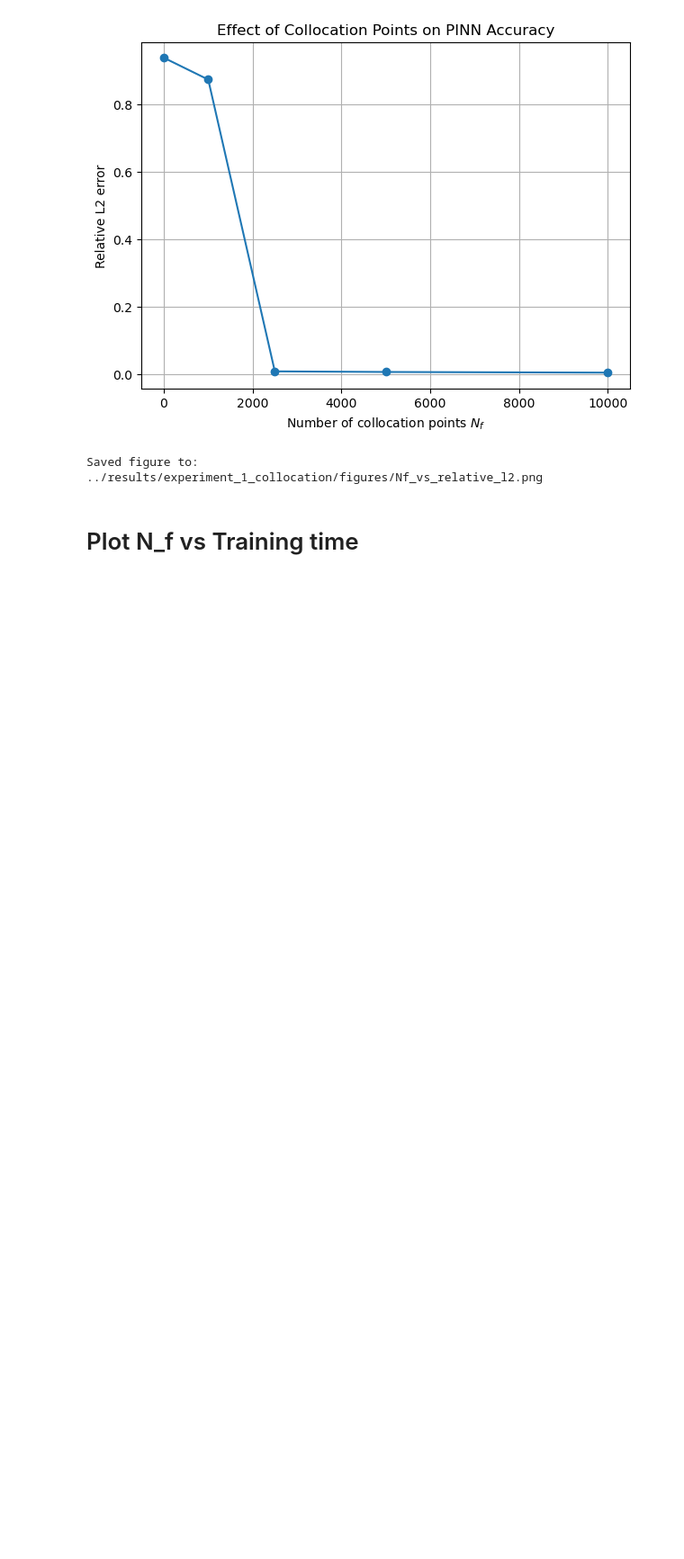
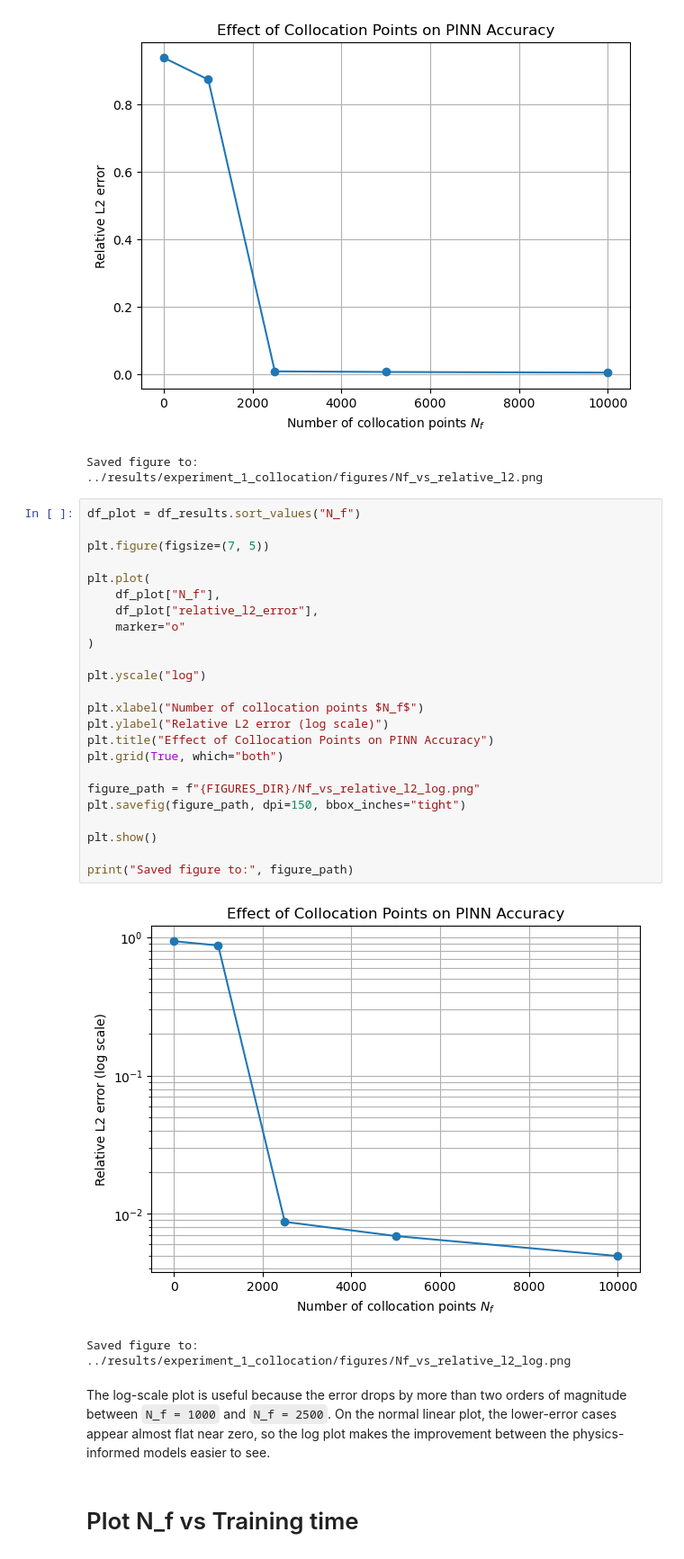
Before and after one commit to Sultik03/pinn-burgers-reproduction, a Jupyter notebook: notebook/01_collocation_sweep.ipynb, the cells around one changed output. Shown at 90% size. Cells and saved outputs as stored; diff of their text form; blank space fills up the shorter version.

```diff
--- a/notebook/01_collocation_sweep.ipynb
+++ b/notebook/01_collocation_sweep.ipynb
@@ -481,6 +481,35 @@ print("Saved figure to:", figure_path)
 # %% [output]
 [figure]
 Saved figure to: ../results/experiment_1_collocation/figures/Nf_vs_relative_l2.png
+# %%
+df_plot = df_results.sort_values("N_f")
+
+plt.figure(figsize=(7, 5))
+
+plt.plot(
+    df_plot["N_f"],
+    df_plot["relative_l2_error"],
+    marker="o"
+)
+
+plt.yscale("log")
+
+plt.xlabel("Number of collocation points $N_f$")
+plt.ylabel("Relative L2 error (log scale)")
+plt.title("Effect of Collocation Points on PINN Accuracy")
+plt.grid(True, which="both")
+
+figure_path = f"{FIGURES_DIR}/Nf_vs_relative_l2_log.png"
+plt.savefig(figure_path, dpi=150, bbox_inches="tight")
+
+plt.show()
+
+print("Saved figure to:", figure_path)
+# %% [output]
+[figure, added]
+Saved figure to: ../results/experiment_1_collocation/figures/Nf_vs_relative_l2_log.png
+# %% [markdown]
+The log-scale plot is useful because the error drops by more than two orders of magnitude between `N_f = 1000` and `N_f = 2500`. On the normal linear plot, the lower-error cases appear almost flat near zero, so the log plot makes the improvement between the physics-informed models easier to see.
 # %% [markdown]
 # Plot N_f vs Training time
 # %%
```
Also changed, not shown: parts of 5 cells of this notebook.
